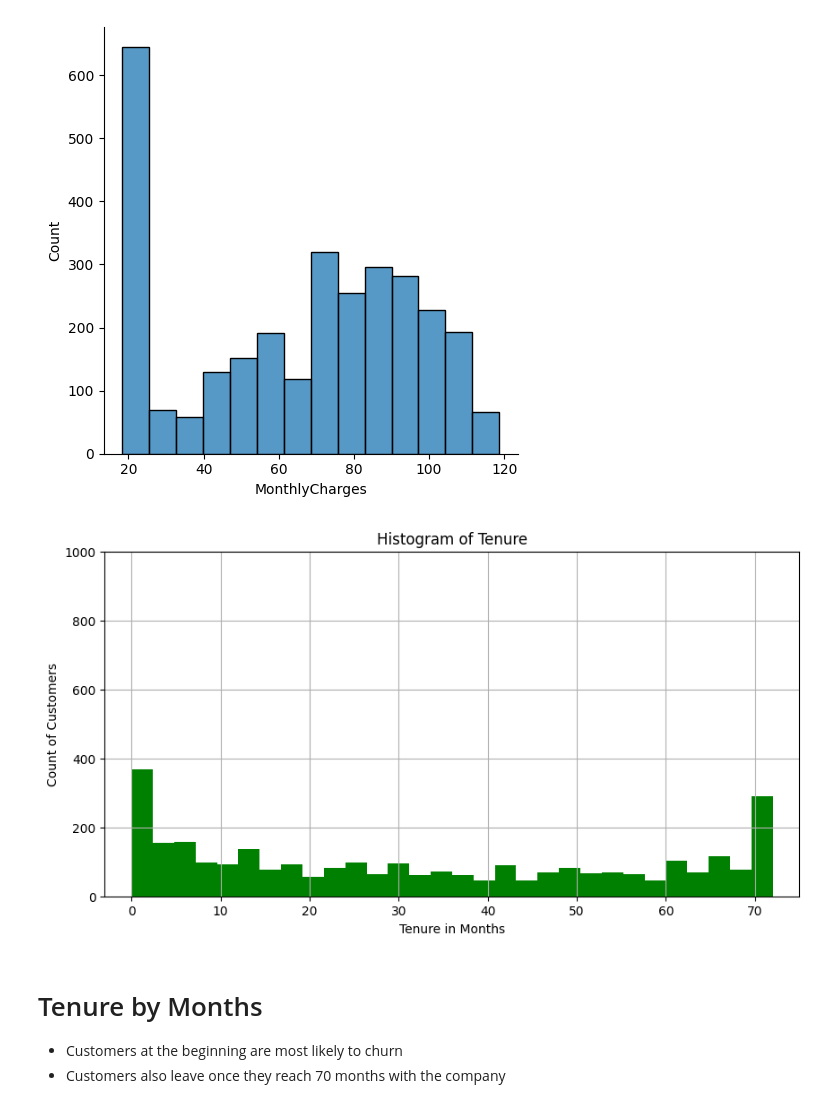
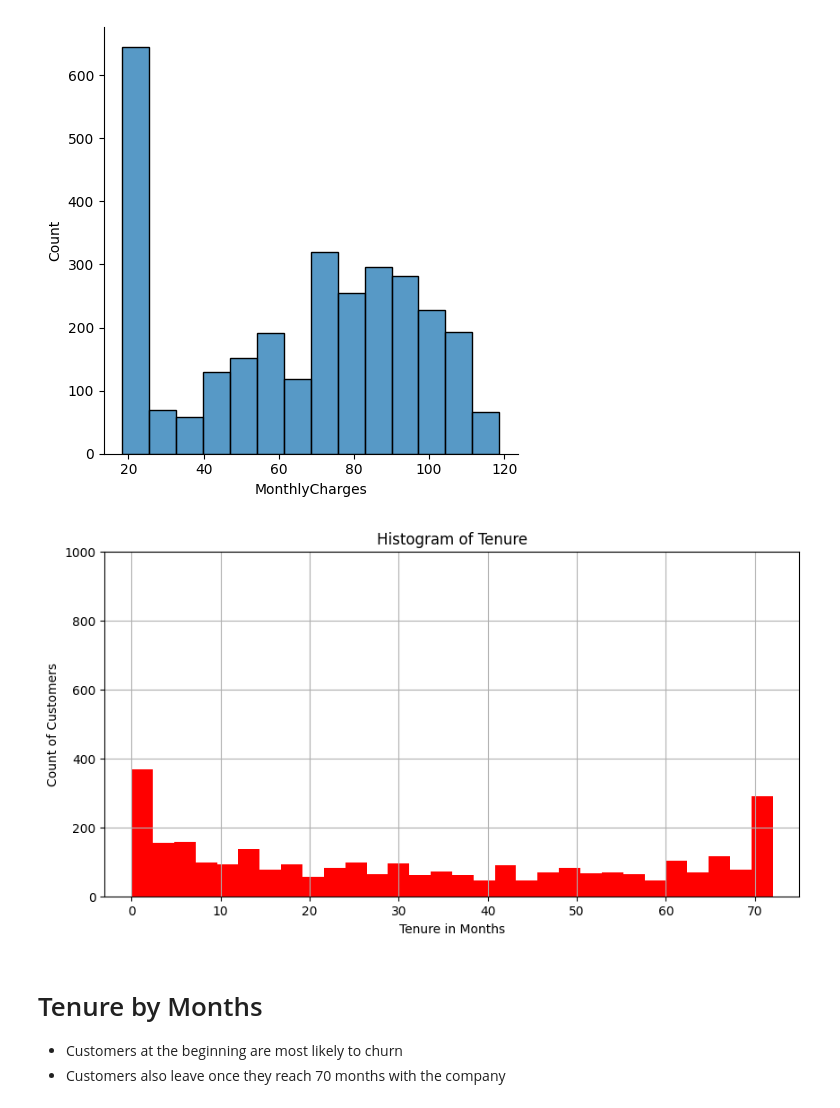
Before and after one commit to Ephicho/Classification, a Jupyter notebook: classification.ipynb, the cells around one changed output. Saved outputs shown, nothing was run; the diff lists cells and outputs as text; code cells hidden in the pictures.

```diff
--- a/classification.ipynb
+++ b/classification.ipynb
@@ -136,18 +136,18 @@ sns.displot(data, x=data.MonthlyCharges)
 [figure]
 # %%
 plt.figure(figsize=(10,5))
-n, bins, patches = plt.hist(data.tenure, 30, facecolor='g', align='mid')
+n, bins, patches = plt.hist(data.tenure, 30, facecolor='r', align='mid')
 
 
 plt.xlabel('Tenure in Months')
 plt.ylabel('Count of Customers')
 plt.title('Histogram of Tenure')
 plt.xlim(-3, 75)
 plt.ylim(0, 1000)
 plt.grid(True)
 plt.show()
 # %% [output]
-[figure, old version]
+[figure, new version]
 # %% [markdown]
 # Tenure by Months
 * Customers at the beginning are most likely to churn
```
Also changed, not shown: parts of 4 cells of this notebook.
